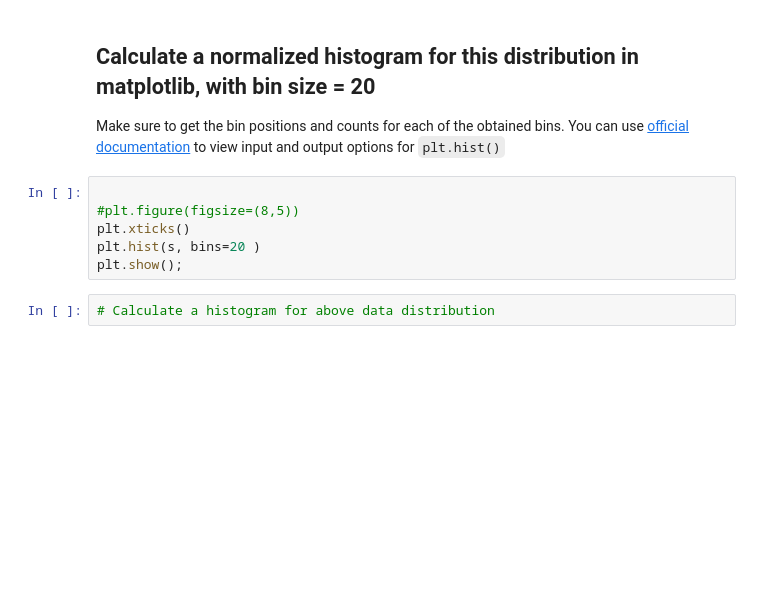
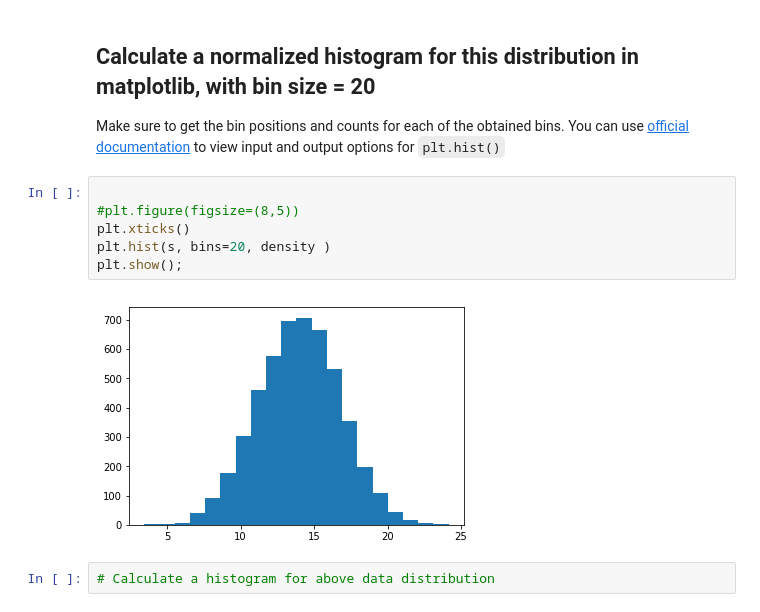
Before and after one commit to cjriggio/dsc-normal-distribution-lab-nyc-ds-career-042219, a Jupyter notebook: index.ipynb, the cells around one changed output. Saved outputs shown, nothing was run; the diff lists cells and outputs as text; blank space fills up the shorter version.

```diff
--- a/index.ipynb
+++ b/index.ipynb
@@ -38,9 +38,11 @@ Make sure to get the bin positions and counts for each of the obtained bins. You
 # %%
 
 #plt.figure(figsize=(8,5))
 plt.xticks()
-plt.hist(s, bins=20 )
+plt.hist(s, bins=20, density )
 plt.show();
+# %% [output]
+[figure, added]
 # %%
 # Calculate a histogram for above data distribution
 # %% [output]
```
